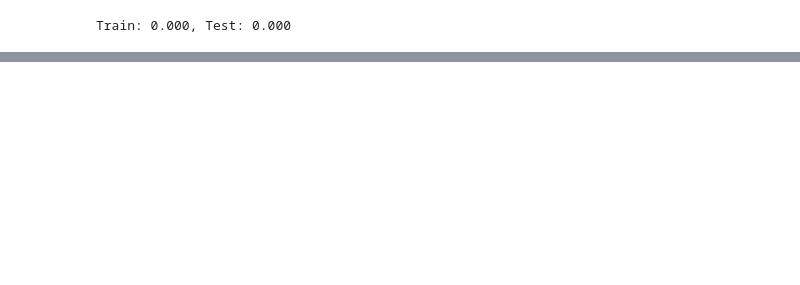
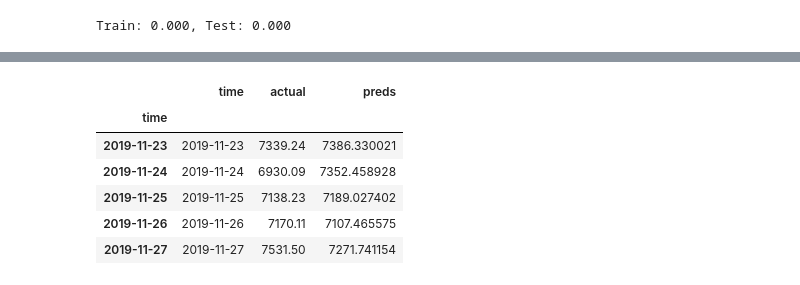
Before and after one commit to Lehel44/crpyto-AI, a Jupyter notebook: Predict_BitCoin.ipynb, the cells around one changed output, grey strips where cells are left out. Saved outputs shown, nothing was run; the diff lists cells and outputs as text; code cells hidden in the pictures; blank space fills up the shorter version.

```diff
--- a/Predict_BitCoin.ipynb
+++ b/Predict_BitCoin.ipynb
@@ -209,0 +220,10 @@ plt.show()
+# %%
+res_df.head()
+# %% [output]
+|  | time | actual | preds |
+| time |  |  |  |
+| 2019-11-23 | 2019-11-23 | 7339.24 | 7386.330021 |
+| 2019-11-24 | 2019-11-24 | 6930.09 | 7352.458928 |
+| 2019-11-25 | 2019-11-25 | 7138.23 | 7189.027402 |
+| 2019-11-26 | 2019-11-26 | 7170.11 | 7107.465575 |
+| 2019-11-27 | 2019-11-27 | 7531.50 | 7271.741154 |
```
Also changed, not shown: parts of 10 cells of this notebook.
